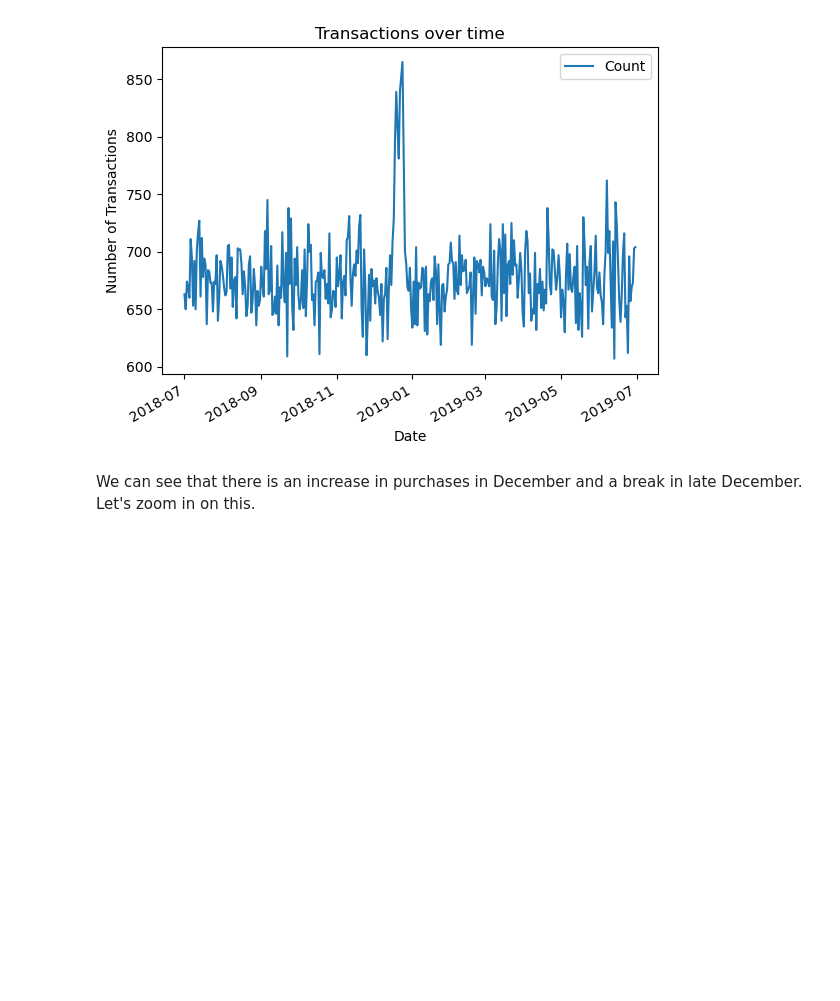
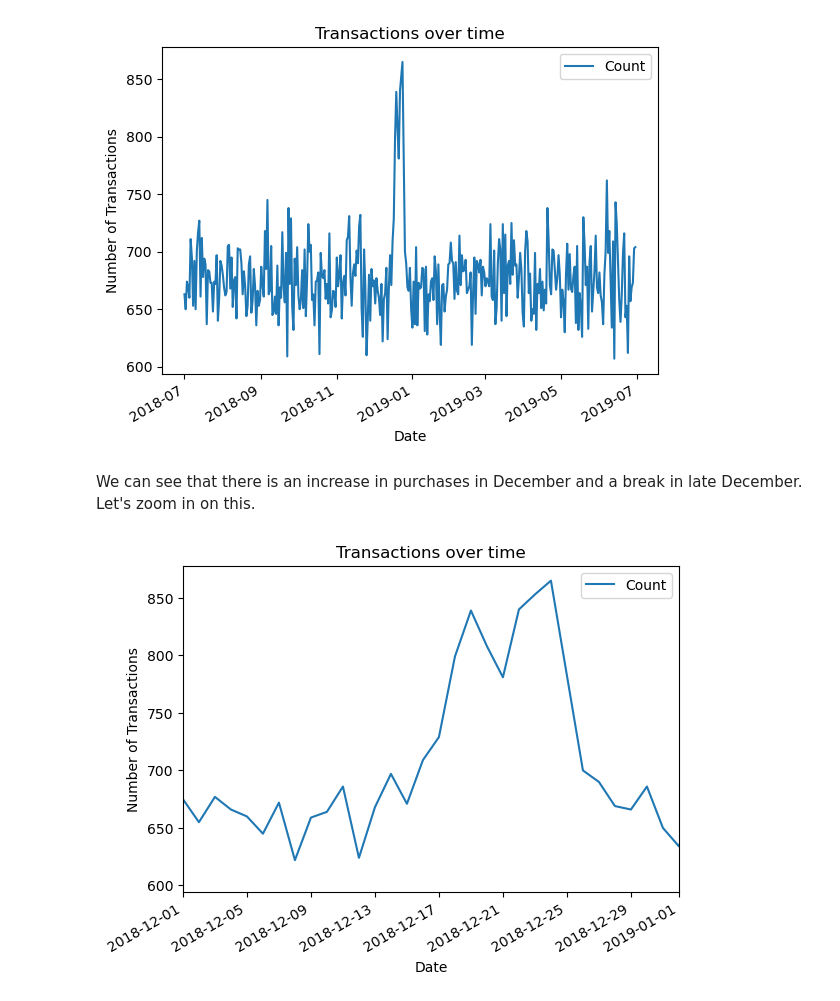
Before and after one commit to jacques-serfontein/QuantiumVEP, a Jupyter notebook: Task1/Task1.ipynb, the cells around one changed output. Drawn from its saved outputs; the diff is of its cells as text; code cells hidden in the pictures; blank space fills up the shorter version.

```diff
--- a/Task1/Task1.ipynb
+++ b/Task1/Task1.ipynb
@@ -229,3 +224,14 @@ plt.show()
 # %% [markdown]
 We can see that there is an increase in purchases in December and a break in late
 December. Let's zoom in on this.
+# %%
+ax = date_counts.plot(x = 'DATE', y = 'Count')
+plt.title('Transactions over time')
+plt.xlabel('Date')
+plt.ylabel('Number of Transactions')
+start_date = pd.to_datetime('2018-12-01')
+end_date = pd.to_datetime('2019-01-01')
+ax.set_xlim(start_date, end_date)
+plt.show()
+# %% [output]
+[figure, added]
```
Also changed, not shown: parts of 27 cells of this notebook.
